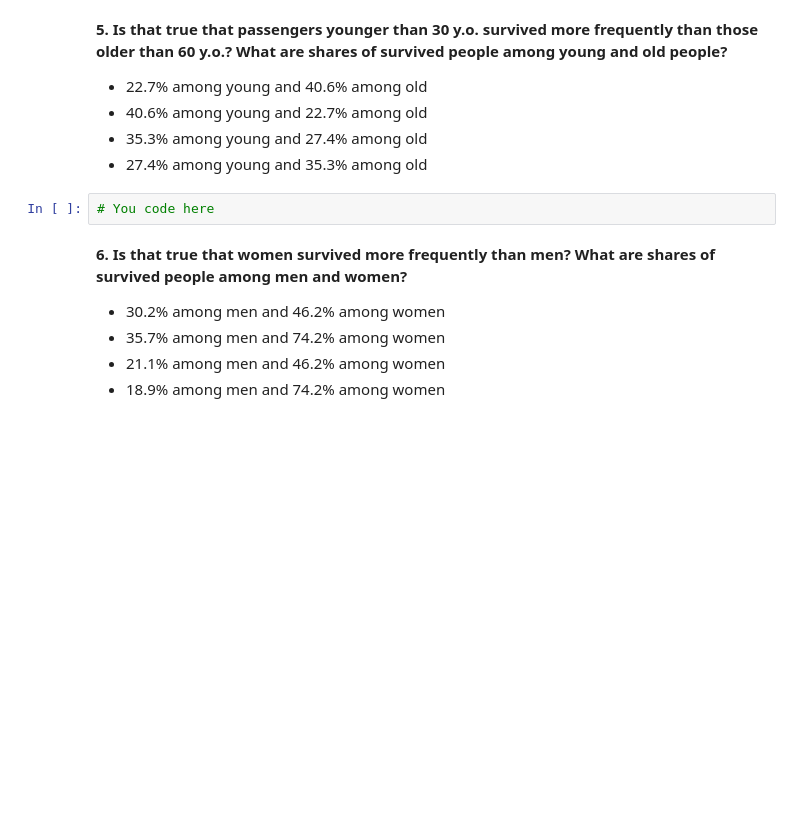
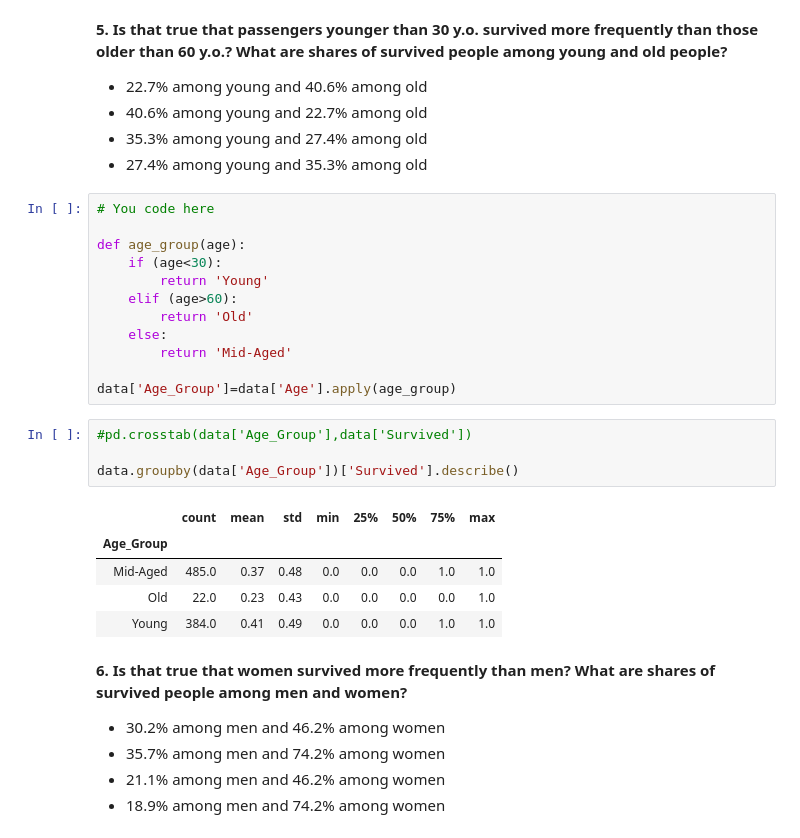
Before and after one commit to krohit01/mlcourse.ai, a Jupyter notebook: jupyter_english/topic01_pandas_data_analysis/topic1_practice_pandas_titanic.ipynb, the cells around one changed output. Saved outputs shown, nothing was run; the diff lists cells and outputs as text; blank space fills up the shorter version.

```diff
--- a/jupyter_english/topic01_pandas_data_analysis/topic1_practice_pandas_titanic.ipynb
+++ b/jupyter_english/topic01_pandas_data_analysis/topic1_practice_pandas_titanic.ipynb
@@ -162,8 +162,28 @@ Name: Age, dtype: float64
 - 40.6% among young and 22.7% among old
 - 35.3% among young and 27.4% among old
 - 27.4% among young and  35.3% among old
-# %%
-# You code here
+# %%
+# You code here
+
+def age_group(age):
+    if (age<30):
+        return 'Young'
+    elif (age>60):
+        return 'Old'
+    else:
+        return 'Mid-Aged'
+
+data['Age_Group']=data['Age'].apply(age_group)
+# %%
+#pd.crosstab(data['Age_Group'],data['Survived'])
+
+data.groupby(data['Age_Group'])['Survived'].describe()
+# %% [output]
+|  | count | mean | std | min | 25% | 50% | 75% | max |
+| Age_Group |  |  |  |  |  |  |  |  |
+| Mid-Aged | 485.0 | 0.37 | 0.48 | 0.0 | 0.0 | 0.0 | 1.0 | 1.0 |
+| Old | 22.0 | 0.23 | 0.43 | 0.0 | 0.0 | 0.0 | 0.0 | 1.0 |
+| Young | 384.0 | 0.41 | 0.49 | 0.0 | 0.0 | 0.0 | 1.0 | 1.0 |
 # %% [markdown]
 **6. Is that true that women survived more frequently than men? What are shares of survived people among men and women?**
 - 30.2% among men and 46.2% among women
```
Also changed, not shown: parts of 7 cells of this notebook.
